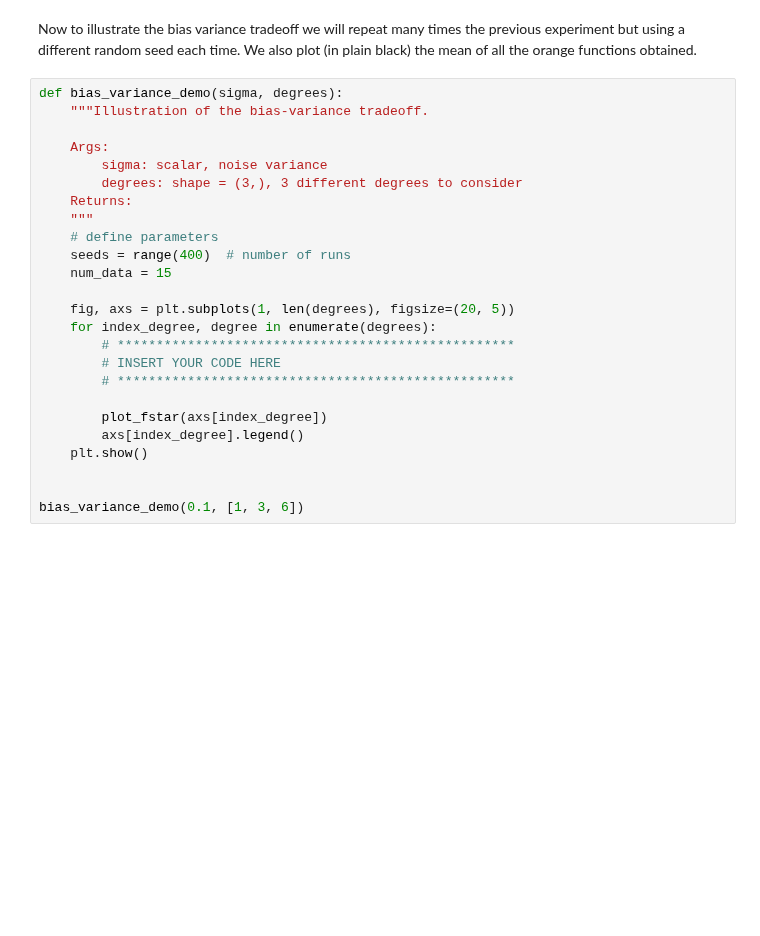
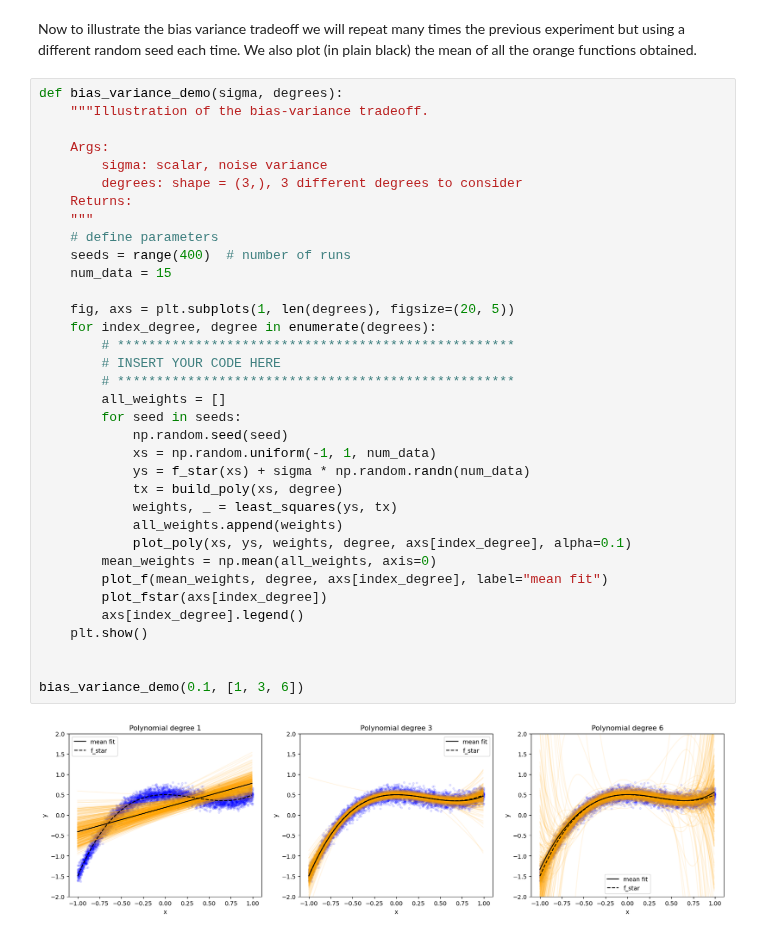
Before and after one commit to epfml/ML_course, a Jupyter notebook: labs/ex04/template/ex04.ipynb, the cells around one changed output. Drawn from its saved outputs; the diff is of its cells as text; blank space fills up the shorter version.

```diff
--- a/labs/ex04/template/ex04.ipynb
+++ b/labs/ex04/template/ex04.ipynb
@@ -258,28 +309,40 @@ Now to illustrate the bias variance tradeoff we will repeat many times the previ
 # %%
 def bias_variance_demo(sigma, degrees):
     """Illustration of the bias-variance tradeoff.
 
     Args:
         sigma: scalar, noise variance
         degrees: shape = (3,), 3 different degrees to consider
     Returns:
     """
     # define parameters
     seeds = range(400)  # number of runs
     num_data = 15
 
     fig, axs = plt.subplots(1, len(degrees), figsize=(20, 5))
     for index_degree, degree in enumerate(degrees):
         # ***************************************************
         # INSERT YOUR CODE HERE
         # ***************************************************
-
+        all_weights = []
+        for seed in seeds:
+            np.random.seed(seed)
+            xs = np.random.uniform(-1, 1, num_data)
+            ys = f_star(xs) + sigma * np.random.randn(num_data)
+            tx = build_poly(xs, degree)
+            weights, _ = least_squares(ys, tx)
+            all_weights.append(weights)
+            plot_poly(xs, ys, weights, degree, axs[index_degree], alpha=0.1)
+        mean_weights = np.mean(all_weights, axis=0)
+        plot_f(mean_weights, degree, axs[index_degree], label="mean fit")
         plot_fstar(axs[index_degree])
         axs[index_degree].legend()
     plt.show()
 
 
 bias_variance_demo(0.1, [1, 3, 6])
+# %% [output]
+[figure, added]
 # %% [markdown]
 Your output should ressemble to this:
 ![alt text](bias_variance.png)
```
Also changed, not shown: parts of 10 cells of this notebook, 4 other files.
